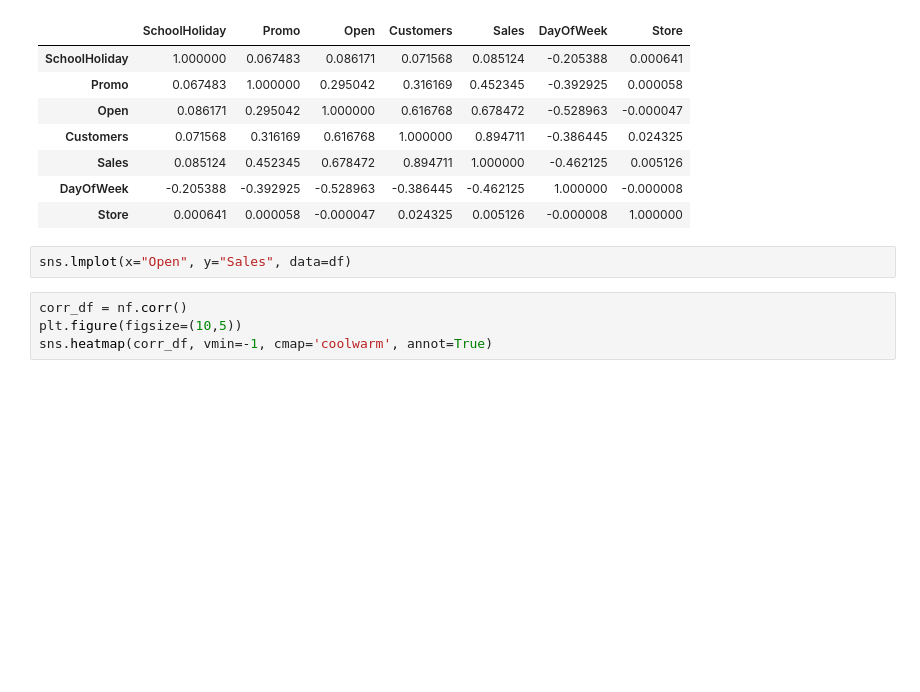
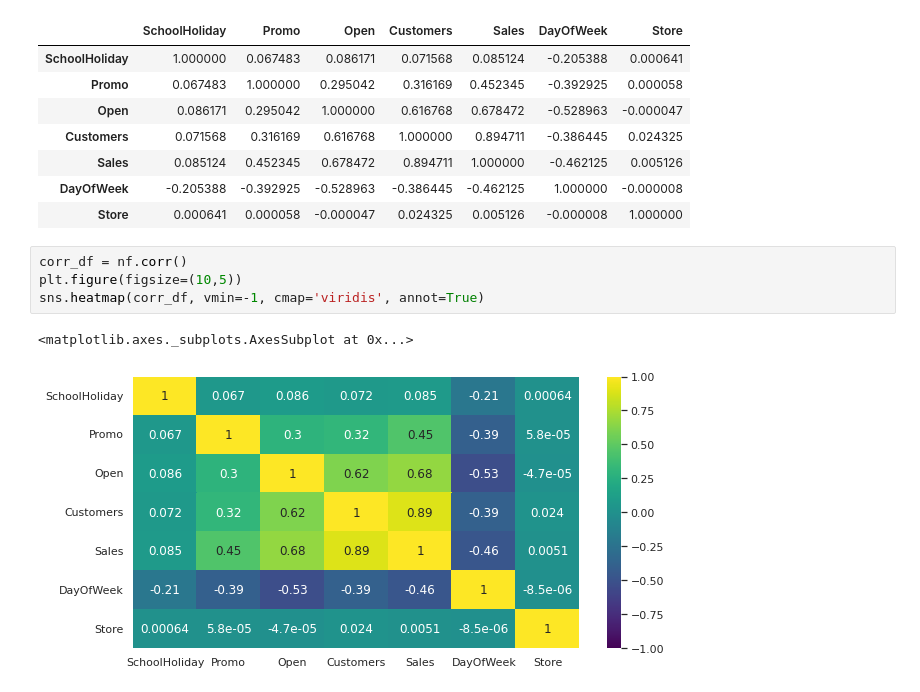
Before and after one commit to GauravBFG10K/Retail_Sales_Regression-Analysis, a Jupyter notebook: Rossmann_Sales_Prediction_Regression_Gaurav_Tiwari.ipynb, the cells around one changed output. Cells and saved outputs as stored; diff of their text form; blank space fills up the shorter version.

```diff
--- a/Rossmann_Sales_Prediction_Regression_Gaurav_Tiwari.ipynb
+++ b/Rossmann_Sales_Prediction_Regression_Gaurav_Tiwari.ipynb
@@ -203,9 +204,10 @@ nf.corr()
 | Sales | 0.085124 | 0.452345 | 0.678472 | 0.894711 | 1.000000 | -0.462125 | 0.005126 |
 | DayOfWeek | -0.205388 | -0.392925 | -0.528963 | -0.386445 | -0.462125 | 1.000000 | -0.000008 |
 | Store | 0.000641 | 0.000058 | -0.000047 | 0.024325 | 0.005126 | -0.000008 | 1.000000 |
-# %%
-sns.lmplot(x="Open", y="Sales", data=df)
 # %%
 corr_df = nf.corr()
 plt.figure(figsize=(10,5))
-sns.heatmap(corr_df, vmin=-1, cmap='coolwarm', annot=True)
+sns.heatmap(corr_df, vmin=-1, cmap='viridis', annot=True)
+# %% [output]
+<matplotlib.axes._subplots.AxesSubplot at 0x...>
+[figure, added]
```
Also changed, not shown: parts of 17 cells of this notebook.
